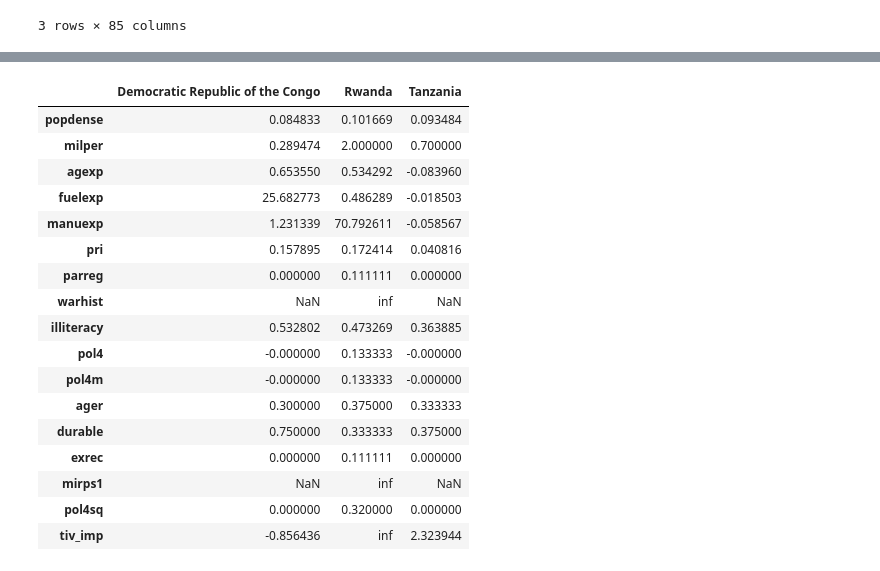
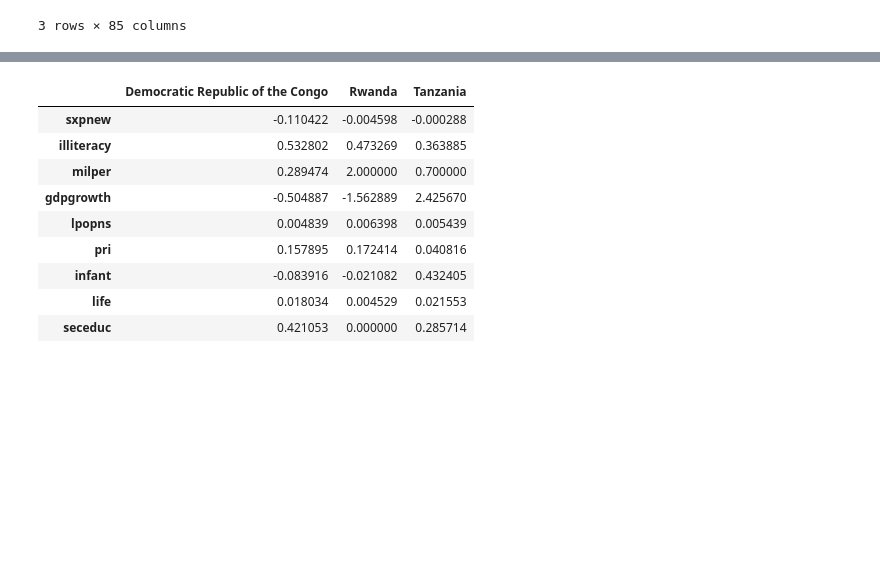
Before and after one commit to epfl-ada/ada-2020-project-milestone-p3-p3_cadastrophe, a Jupyter notebook: Data_Exploration.ipynb, the cells around one changed output, grey strips where cells are left out. Saved outputs shown, nothing was run; the diff lists cells and outputs as text; code cells hidden in the pictures; blank space fills up the shorter version.

```diff
--- a/Data_Exploration.ipynb
+++ b/Data_Exploration.ipynb
@@ -687,10 +687,10 @@ onsets[:10]
 import seaborn as sns
 def display_onset_effect(df, country, onset_date, feat, t_win=3, ylim=[]):
     onset_date = np.datetime64(onset_date)
-    start = onset_date - np.timedelta64(365*t_win+1, 'D')
-    end = onset_date + np.timedelta64(365*t_win, 'D')
+    start = onset_date - np.timedelta64(366*t_win+1, 'D')
+    end = onset_date + np.timedelta64(366*(t_win-1), 'D')
     tmp = df.loc[(df["country"] == country) & (df["year"] <= end) & (df["year"] >= start)]
-    sns.scatterplot(data=tmp,x="year",y='milper')
+    sns.scatterplot(data=tmp,x="year",y=feat)
     plt.title(country)
     plt.axvline(x=onset_date, c='r', ls="--")
 
@@ -706,11 +706,14 @@ def bin_onset_effect(df, country, onset_date, feat, t_win=3, threshold=0.1, inc=
         TODO : improve the data missing evaluation, check for NaN
     """
     onset_date = np.datetime64(onset_date)
-    start = onset_date - np.timedelta64(365*t_win+1, 'D')
-    end = onset_date + np.timedelta64(365*t_win, 'D')
+    start = onset_date - np.timedelta64(366*t_win+1, 'D')
+    end = onset_date + np.timedelta64(366*(t_win-1), 'D')
     tmp = df.loc[(df["country"] == country) & (df["year"] <= end) & (df["year"] >= start)]
 
-    if(len(tmp.loc[tmp["year"]<onset_date]) < t_win) or (len(tmp.loc[tmp["year"]>=onset_date]) < t_win):
+    if(len(tmp.loc[tmp["year"]<onset_date]) < t_win) or \
+        (len(tmp.loc[tmp["year"]>=onset_date]) < t_win) or \
+        (tmp.loc[tmp["year"]<onset_date][feat].isnull().sum() > 1) or \
+        (tmp.loc[tmp["year"]>=onset_date][feat].isnull().sum() > 1):
         return 0, 0
 
     before_mean = np.nanmean(tmp.loc[tmp["year"]<onset_date][feat])
@@ -741,0 +744,4 @@ display_onset_effect(sambanis, rand_onset[1], rand_onset[0], 'milper', 5)
+# %%
+onset_date = rand_onset[0]
+start = onset_date - np.timedelta64(366*5+1, 'D')
+end = onset_date + np.timedelta64(366*4, 'D')
@@ -885,6 +916,6 @@ pos
 3 rows × 85 columns
 # %%
 #compute the variation and transpose
-tmp = (pos-pre)/pre
+tmp = (pos[feat_subset]-pre[feat_subset])/pre[feat_subset]
 tmp
 # %% [output]
@@ -896,24 +928,15 @@ tmp
 # %%
 threshold = 0.1
-tmp = tmp.T
 # get the features for each the variation is greater than the threshold
-tmp.loc[tmp["Rwanda"] > threshold]
+tmp
 # %% [output]
 |  | Democratic Republic of the Congo | Rwanda | Tanzania |
-| popdense | 0.084833 | 0.101669 | 0.093484 |
+| sxpnew | -0.110422 | -0.004598 | -0.000288 |
+| illiteracy | 0.532802 | 0.473269 | 0.363885 |
 | milper | 0.289474 | 2.000000 | 0.700000 |
-| agexp | 0.653550 | 0.534292 | -0.083960 |
-| fuelexp | 25.682773 | 0.486289 | -0.018503 |
-| manuexp | 1.231339 | 70.792611 | -0.058567 |
+| gdpgrowth | -0.504887 | -1.562889 | 2.425670 |
+| lpopns | 0.004839 | 0.006398 | 0.005439 |
 | pri | 0.157895 | 0.172414 | 0.040816 |
-| parreg | 0.000000 | 0.111111 | 0.000000 |
-| warhist | NaN | inf | NaN |
-| illiteracy | 0.532802 | 0.473269 | 0.363885 |
-| pol4 | -0.000000 | 0.133333 | -0.000000 |
-| pol4m | -0.000000 | 0.133333 | -0.000000 |
-| ager | 0.300000 | 0.375000 | 0.333333 |
-| durable | 0.750000 | 0.333333 | 0.375000 |
-| exrec | 0.000000 | 0.111111 | 0.000000 |
-| mirps1 | NaN | inf | NaN |
-| pol4sq | 0.000000 | 0.320000 | 0.000000 |
-| tiv_imp | -0.856436 | inf | 2.323944 |
+| infant | -0.083916 | -0.021082 | 0.432405 |
+| life | 0.018034 | 0.004529 | 0.021553 |
+| seceduc | 0.421053 | 0.000000 | 0.285714 |
```
Also changed, not shown: parts of 14 cells of this notebook, 2 other files.
